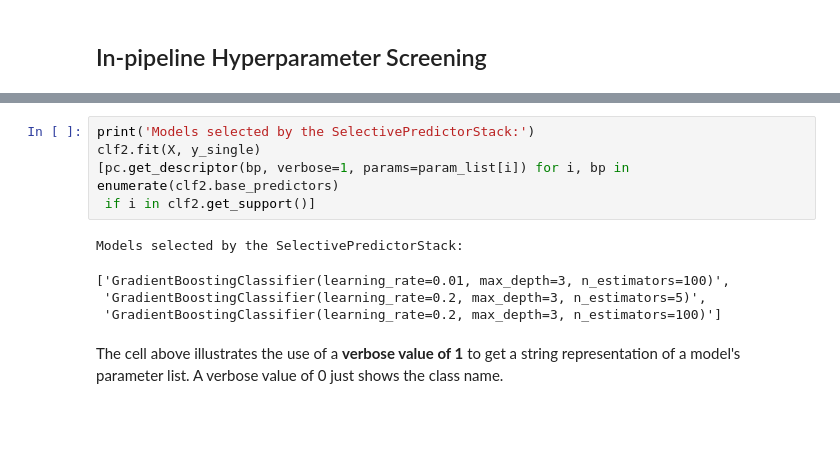
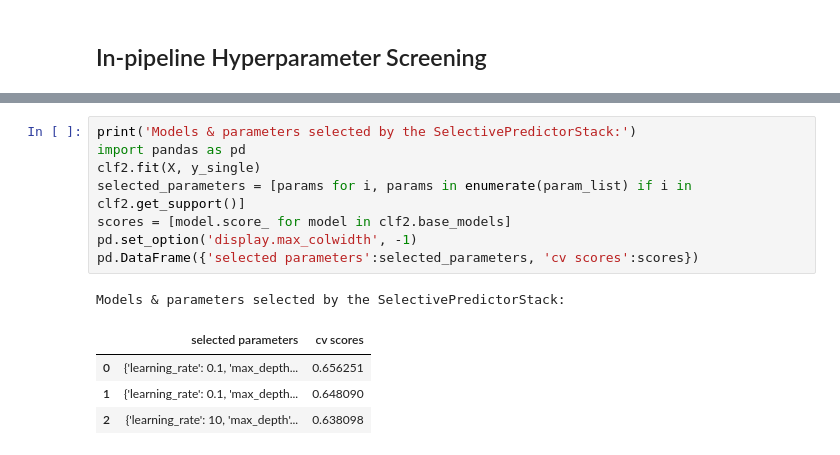
Before and after one commit to ajcallegari/scikit-multichannel, a Jupyter notebook: tutorial.ipynb, the cells around one changed output, grey strips where cells are left out. Drawn from its saved outputs; the diff is of its cells as text; blank space fills up the shorter version.

```diff
--- a/tutorial.ipynb
+++ b/tutorial.ipynb
@@ -568,12 +562,14 @@ Text(0, 0.5, 'balanced accuracy')
 # %%
-print('Models selected by the SelectivePredictorStack:')
+print('Models & parameters selected by the SelectivePredictorStack:')
+import pandas as pd
 clf2.fit(X, y_single)
-[pc.get_descriptor(bp, verbose=1, params=param_list[i]) for i, bp in enumerate(clf2.base_predictors)
- if i in clf2.get_support()]
+selected_parameters = [params for i, params in enumerate(param_list) if i in clf2.get_support()]
+scores = [model.score_ for model in clf2.base_models]
+pd.set_option('display.max_colwidth', -1)
+pd.DataFrame({'selected parameters':selected_parameters, 'cv scores':scores})
 # %% [output]
-Models selected by the SelectivePredictorStack:
+Models & parameters selected by the SelectivePredictorStack:
-['GradientBoostingClassifier(learning_rate=0.01, max_depth=3, n_estimators=100)',
- 'GradientBoostingClassifier(learning_rate=0.2, max_depth=3, n_estimators=5)',
- 'GradientBoostingClassifier(learning_rate=0.2, max_depth=3, n_estimators=100)']
+|  | selected parameters | cv scores |
+| 0 | {'learning_rate': 0.1, 'max_depth... | 0.656251 |
+| 1 | {'learning_rate': 0.1, 'max_depth... | 0.648090 |
+| 2 | {'learning_rate': 10, 'max_depth'... | 0.638098 |
-# %% [markdown]
-The cell above illustrates the use of a **verbose value of 1** to get a string representation of a model's parameter list.  A verbose value of 0 just shows the class name.
```
Also changed, not shown: parts of 6 cells of this notebook, 2 other files.
